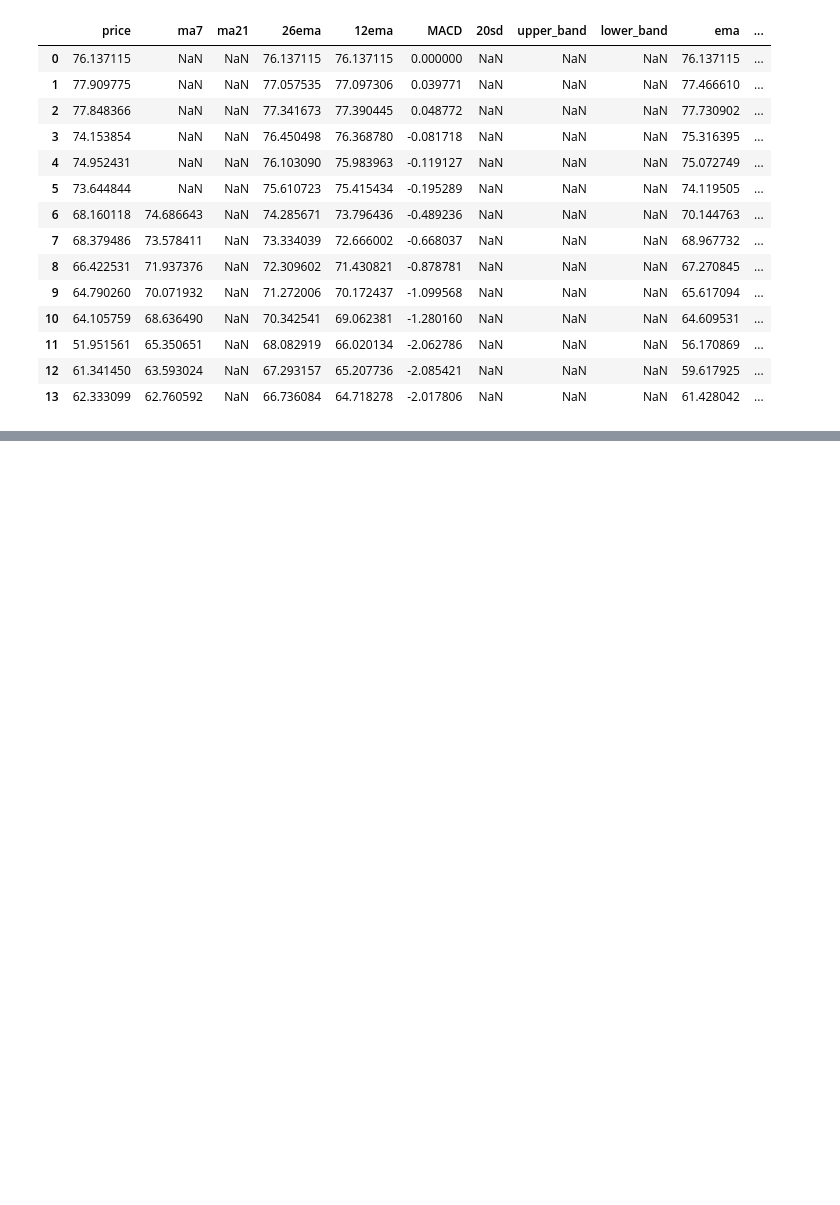
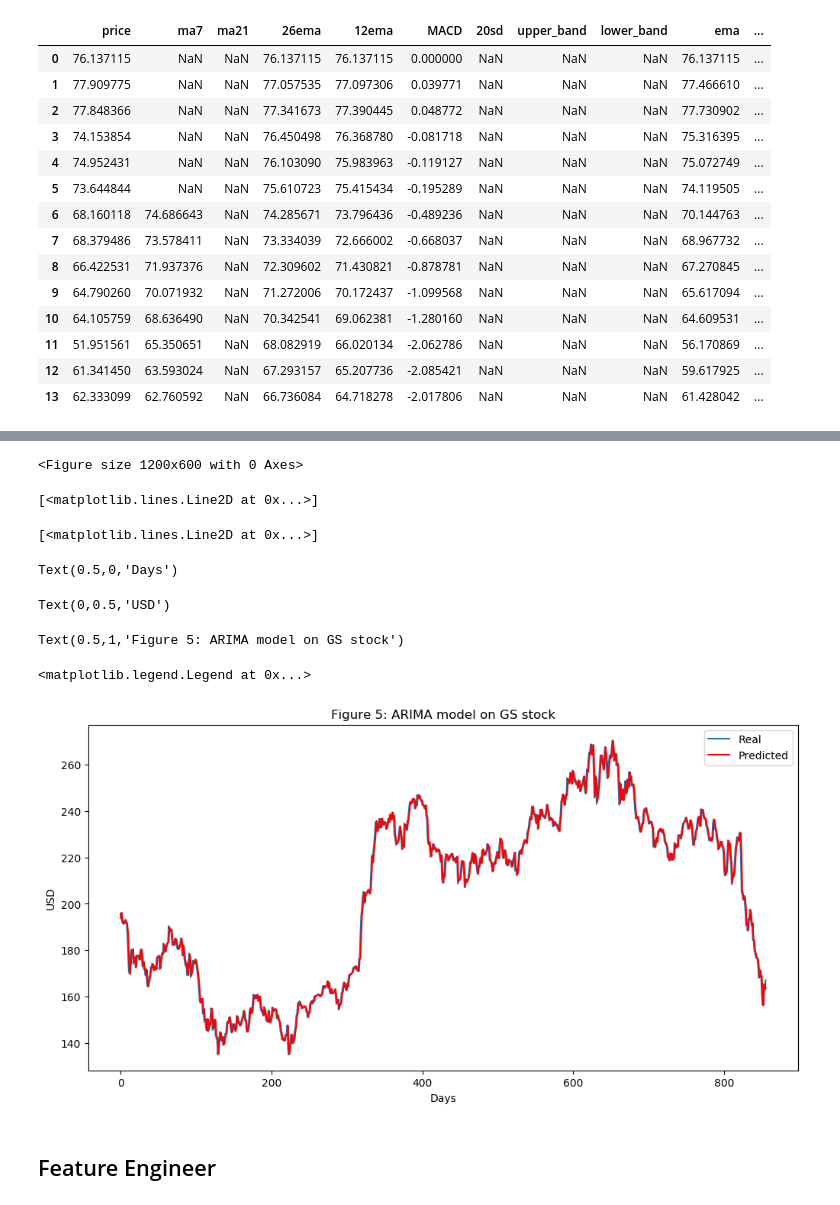
Before and after one commit to jamesliu/stockpredictionai, a Jupyter notebook: data.ipynb, the cells around one changed output, grey strips where cells are left out. Drawn from its saved outputs; the diff is of its cells as text; code cells hidden in the pictures; blank space fills up the shorter version.

```diff
--- a/data.ipynb
+++ b/data.ipynb
@@ -161,0 +261,19 @@ plot_technical_indicators(dataset_TI_df, 400)
+# %%
+from pandas import read_csv
+from pandas import datetime
+from statsmodels.tsa.arima_model import ARIMA
+from sklearn.metrics import mean_squared_error
+
+X = series.values
+size = int(len(X) * 0.66)
+train, test = X[0:size], X[size:len(X)]
+history = [x for x in train]
+predictions = list()
+for t in range(len(test)):
+    model = ARIMA(history, order=(5,1,0))
+    model_fit = model.fit(disp=0)
+    output = model_fit.forecast()
+    yhat = output[0]
+    predictions.append(yhat)
+    obs = test[t]
+    history.append(obs)
@@ -161,0 +285,20 @@ plot_technical_indicators(dataset_TI_df, 400)
+# %%
+plt.figure(figsize=(12, 6), dpi=100)
+plt.plot(test, label='Real')
+plt.plot(predictions, color='red', label='Predicted')
+plt.xlabel('Days')
+plt.ylabel('USD')
+plt.title('Figure 5: ARIMA model on GS stock')
+plt.legend()
+plt.show()
+# %% [output]
+<Figure size 1200x600 with 0 Axes>
+[<matplotlib.lines.Line2D at 0x...>]
+[<matplotlib.lines.Line2D at 0x...>]
+Text(0.5,0,'Days')
+Text(0,0.5,'USD')
+Text(0.5,1,'Figure 5: ARIMA model on GS stock')
+<matplotlib.legend.Legend at 0x...>
+[figure, added]
+# %% [markdown]
+## Feature Engineer
```
Also changed, not shown: parts of 35 cells of this notebook.
